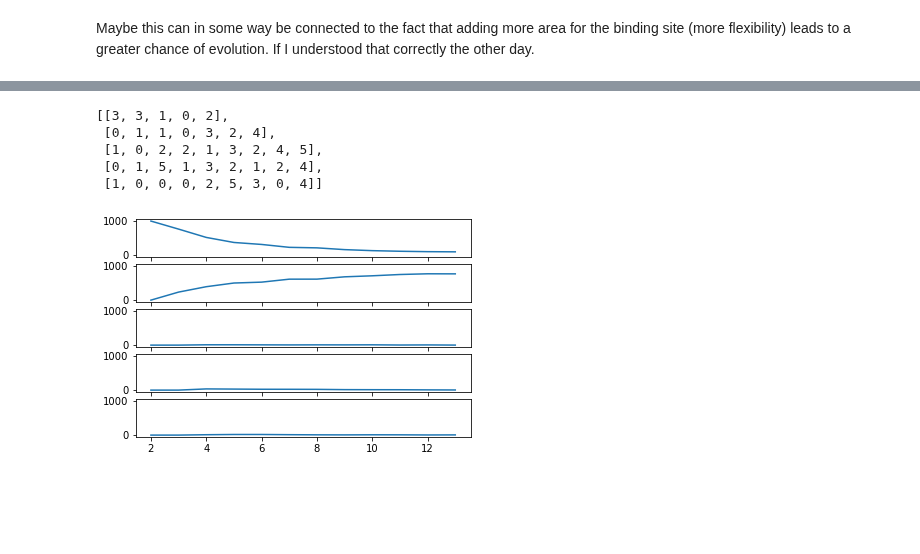
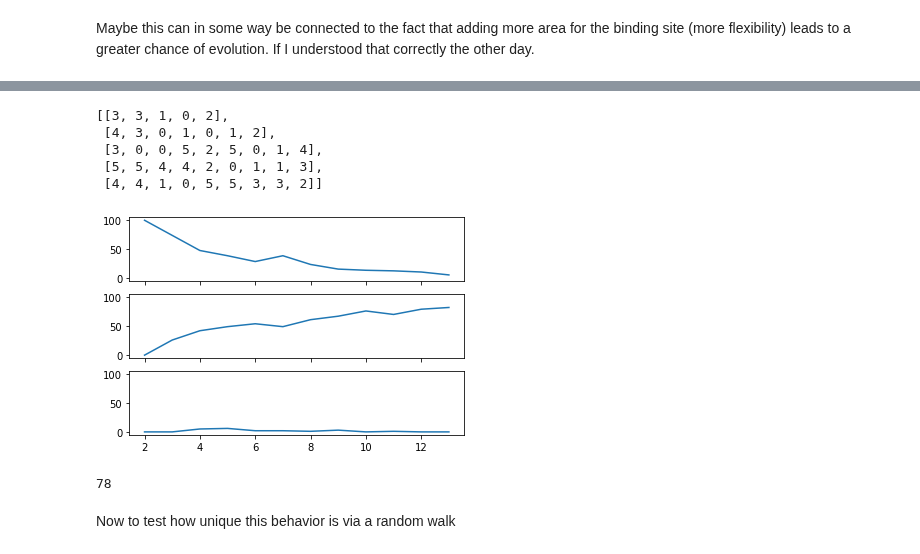
Before and after one commit to ZBoroda/logic_gate_modeling, a Jupyter notebook: sizenotebook.ipynb, the cells around one changed output, grey strips where cells are left out. Saved outputs shown, nothing was run; the diff lists cells and outputs as text; code cells hidden in the pictures; blank space fills up the shorter version.

```diff
--- a/sizenotebook.ipynb
+++ b/sizenotebook.ipynb
@@ -75,30 +75,30 @@ sizes = [2, 3, 4, 5, 6, 7, 8, 9, 10, 11, 12, 13]
 fig_trajectory, ax_trajectories = plt.subplots(len(sizes), 1, sharex=True, sharey=True, figsize=(9, 20))
 fig_histogram, ax_histograms = plt.subplots(len(sizes), 1, sharex=True, sharey=True, figsize=(9, 20))
 means = []
+medians = []
 stds = []
 isomorphism_counter = IsomorphismCounter()
+num_trials = 100
 for size, ax_trajectory, ax_histogram in zip(sizes, ax_trajectories, ax_histograms):
     ax_trajectory.set_title(size)
     ax_histogram.set_title(size)
     initial_circuit = Circuit(2, construct_genome(size))
     total_times = []
     print(size)
-    for i in tqdm(range(1000)):
-        time, circuits, fitness = run_evo(goal_function, 1000, 0.1, initial_circuit, 1000000)
+    for i in tqdm(range(num_trials)):
+        time, circuits, fitness = run_evolution_strong_selection(goal_function, 1000, 0.1, initial_circuit, 1000000)
         total_times.append(len(time))
         ax_trajectory.plot(fitness)
         isomorphism_counter.add(circuits[-1], size)
     total_times_array = np.array(total_times)
+    medians.append(np.median(total_times_array))
+    print("Median:" + str(medians[-1]))
     means.append(total_times_array.mean())
     print("Mean:" + str(means[-1]))
     stds.append(total_times_array.std())
     print("STD:" + str(stds[-1]))
     ax_histogram.hist(total_times, 20)
-fig_trajectory.savefig('trajectories.pdf', dpi=1200)
-fig_histogram.savefig('histogram_fixations.pdf', dpi=1200)
+fig_trajectory.savefig('trajectories.png', dpi=1200)
+fig_histogram.savefig('histogram_fixations100.png')
 plt.show()
-circuits[0].plot_network(prune=True, filename='unpruned_start.pdf')
-plt.show()
-circuits[-1].plot_network(prune=True, filename='unpruned_end.pdf')
-plt.show()
 # %% [output]
@@ -130,4 +151,11 @@ STD:3663.9754452556035
 # %%
 fig, ax = plt.subplots(1, 1, tight_layout=True)
-ax.errorbar(x=sizes, y=means, yerr=stds)
+ax.errorbar(x=sizes, y=means, yerr=np.array(stds)/np.sqrt(1000))
+ax.set_title("Mean Number of Mutations Until Fixation")
+plt.show()
+
+fig, ax = plt.subplots(1, 1, tight_layout=True)
+ax.errorbar(x=sizes, y=medians)
+ax.set_title("Median Number of Mutations Until Fixation")
+plt.show()
 # %% [output]
@@ -161,13 +190,19 @@ list_unique_networks = list(isomorphism_counter.counter.keys())
 list_unique_networks[:5]
 # %% [output]
 [[3, 3, 1, 0, 2],
- [0, 1, 1, 0, 3, 2, 4],
- [1, 0, 2, 2, 1, 3, 2, 4, 5],
- [0, 1, 5, 1, 3, 2, 1, 2, 4],
- [1, 0, 0, 0, 2, 5, 3, 0, 4]]
+ [4, 3, 0, 1, 0, 1, 2],
+ [3, 0, 0, 5, 2, 5, 0, 1, 4],
+ [5, 5, 4, 4, 2, 0, 1, 1, 3],
+ [4, 4, 1, 0, 5, 5, 3, 3, 2]]
 # %%
-figs, axs = plt.subplots(5, 1, sharex=True, sharey=True)
+figs, axs = plt.subplots(3, 1, sharex=True, sharey=True)
 for ax, network in zip(axs, list_unique_networks[:5]):
     ax.plot(sizes, [isomorphism_counter.get_number_by_size(size)[network] for size in sizes])
 # %% [output]
-[figure, old version]
+[figure, new version]
+# %%
+len(isomorphism_counter.counter)
+# %% [output]
+78
+# %% [markdown]
+Now to test how unique this behavior is via a random walk
```
Also changed, not shown: parts of 10 cells of this notebook, 3 other files.
